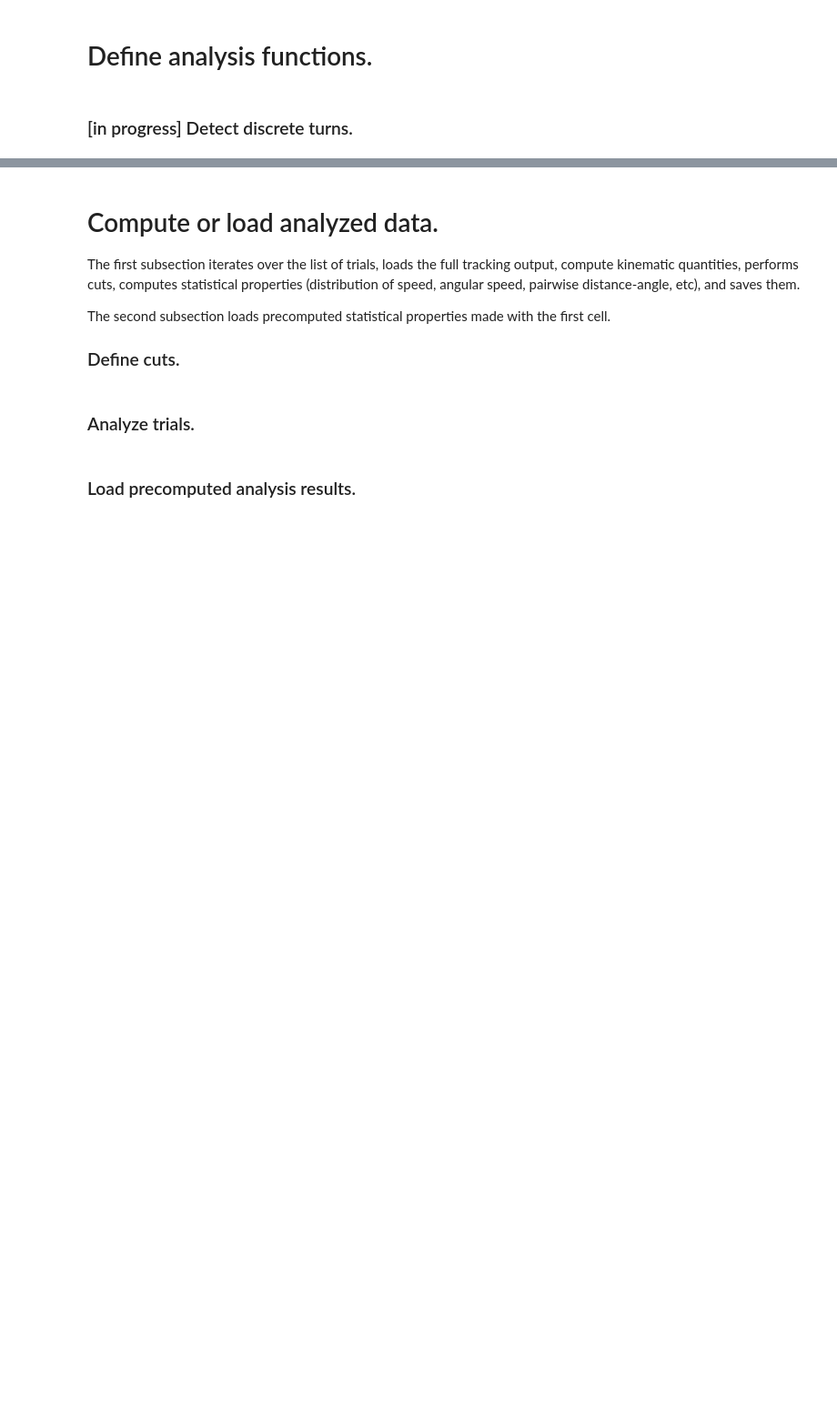
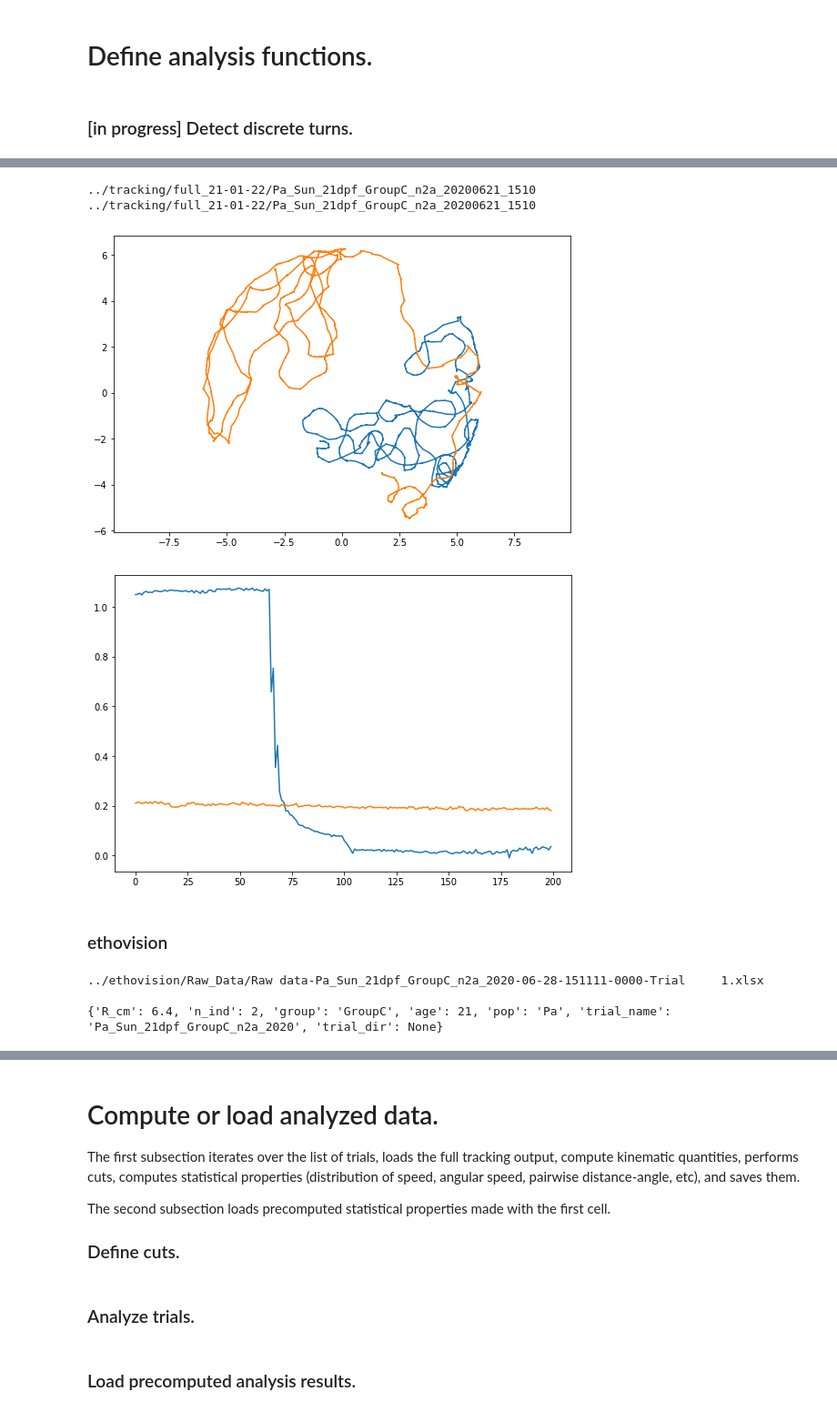
Before and after one commit to yffily/trilab-tracker, a Jupyter notebook: analyze.ipynb, the cells around one changed output, grey strips where cells are left out. Shown at 91% size. Saved outputs shown, nothing was run; the diff lists cells and outputs as text; code cells hidden in the pictures; blank space fills up the shorter version.

```diff
--- a/analyze.ipynb
+++ b/analyze.ipynb
@@ -201,0 +221,13 @@ def compute_cuts(trial,ranges):
+# %%
+# trial_files = sorted(glob('../tracking/full_21-01-22/*/trial.pik'))
+# f = trial_files[1]
+f = '../tracking/full_21-01-22/Pa_Sun_21dpf_GroupC_n2a_20200621_1510/trial.pik'
+print(f,'\n')
+
+print(parse_trial_file(f),'\n')
+
+trial = parse_trial_file(f)
+trial.update(utils.load_trial(f))
+trial = compute_kinematics(trial)
+print(list(trial.keys()))
+print(trial['data'].shape)
@@ -201,0 +241,37 @@ def compute_cuts(trial,ranges):
+# %%
+globals().update(trial)
+
+print(output_dir)
+print(trial_dir)
+
+for i in range(n_ind):
+    plt.plot(*pos[:,i,:2].T)
+plt.axis('equal')
+plt.show()
+
+for i in range(n_ind):
+    plt.plot(pos[:200,i,2],'-')
+plt.show()
+# %% [output]
+../tracking/full_21-01-22/Pa_Sun_21dpf_GroupC_n2a_20200621_1510
+../tracking/full_21-01-22/Pa_Sun_21dpf_GroupC_n2a_20200621_1510
+[figure, added]
+[figure, added]
+# %% [markdown]
+### ethovision
+# %%
+import tracker
+reload(tracker.utils)
+from tracker import utils
+
+etho_files = glob('../ethovision/Raw_Data/*.xlsx')
+f = etho_files[1]
+print(f,'\n')
+
+print(parse_trial_file(f, etho=True),'\n')
+
+trial = utils.load_trial_ethovision(f)
+# %% [output]
+../ethovision/Raw_Data/Raw data-Pa_Sun_21dpf_GroupC_n2a_2020-06-28-151111-0000-Trial     1.xlsx
+
+{'R_cm': 6.4, 'n_ind': 2, 'group': 'GroupC', 'age': 21, 'pop': 'Pa', 'trial_name': 'Pa_Sun_21dpf_GroupC_n2a_2020', 'trial_dir': None}
```
Also changed, not shown: parts of 24 cells of this notebook, 2 other files.
